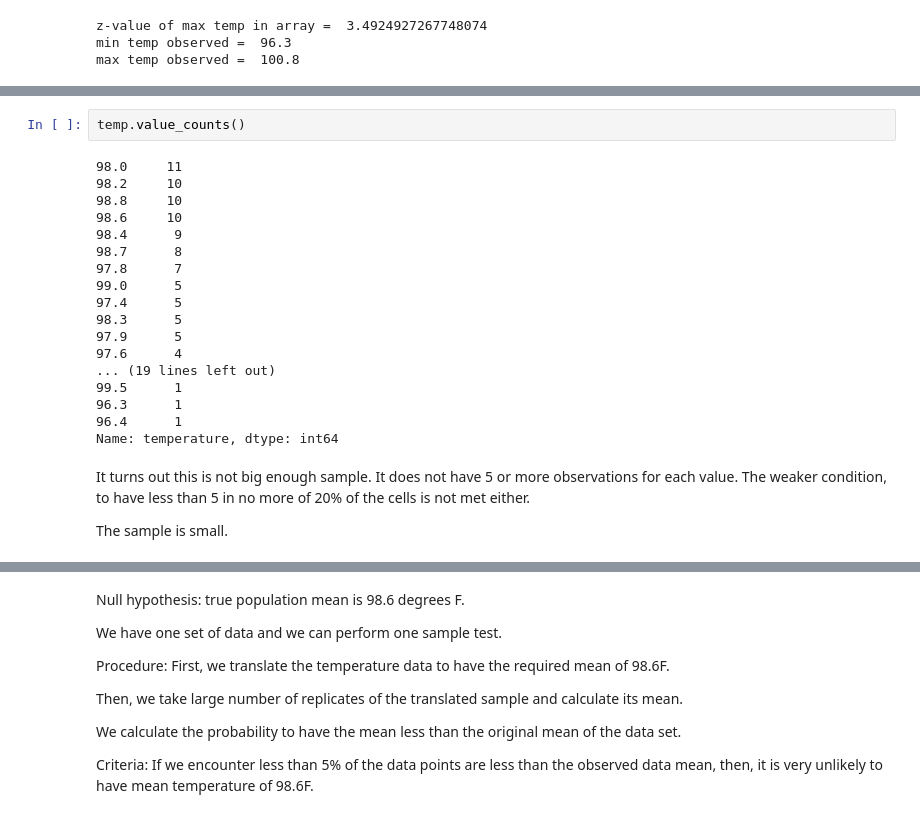
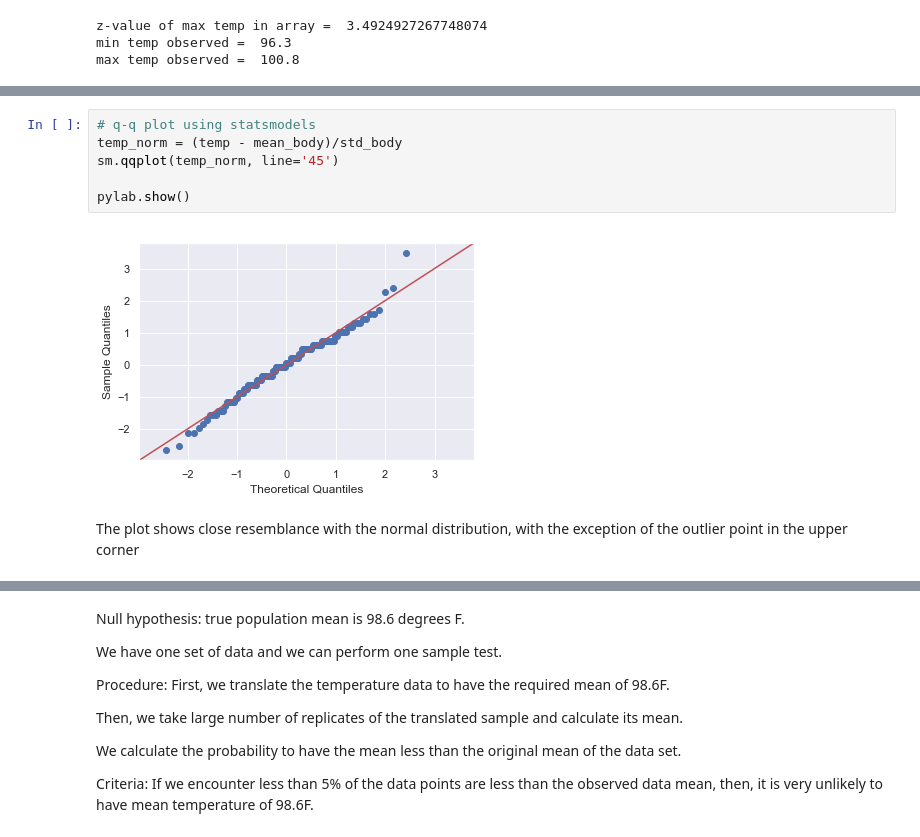
Before and after one commit to SDashev/Springboard-Miniprojects, a Jupyter notebook: sliderule_dsi_inferential_statistics_exercise_1_SD.ipynb, the cells around one changed output, grey strips where cells are left out. Drawn from its saved outputs; the diff is of its cells as text.

```diff
--- a/sliderule_dsi_inferential_statistics_exercise_1_SD.ipynb
+++ b/sliderule_dsi_inferential_statistics_exercise_1_SD.ipynb
@@ -214,24 +157,10 @@ How about our data?
-# %%
-temp.value_counts()
-# %% [output]
-98.0     11
-98.2     10
-98.8     10
-98.6     10
-98.4      9
-98.7      8
-97.8      7
-99.0      5
-97.4      5
-98.3      5
-97.9      5
-97.6      4
-... (19 lines left out)
-99.5      1
-96.3      1
-96.4      1
-Name: temperature, dtype: int64
-# %% [markdown]
-It turns out this is not big enough sample. It does not have 5 or more observations for each value. The weaker condition, to have less than 5 in no more of 20% of the cells is not met either.
-
-The sample is small.
+# %%
+# q-q plot using statsmodels
+temp_norm = (temp - mean_body)/std_body
+sm.qqplot(temp_norm, line='45')
+
+pylab.show()
+# %% [output]
+[figure, added]
+# %% [markdown]
+The plot shows close resemblance with the normal distribution, with the exception of the outlier point in the upper corner
```
Also changed, not shown: parts of 32 cells of this notebook.
